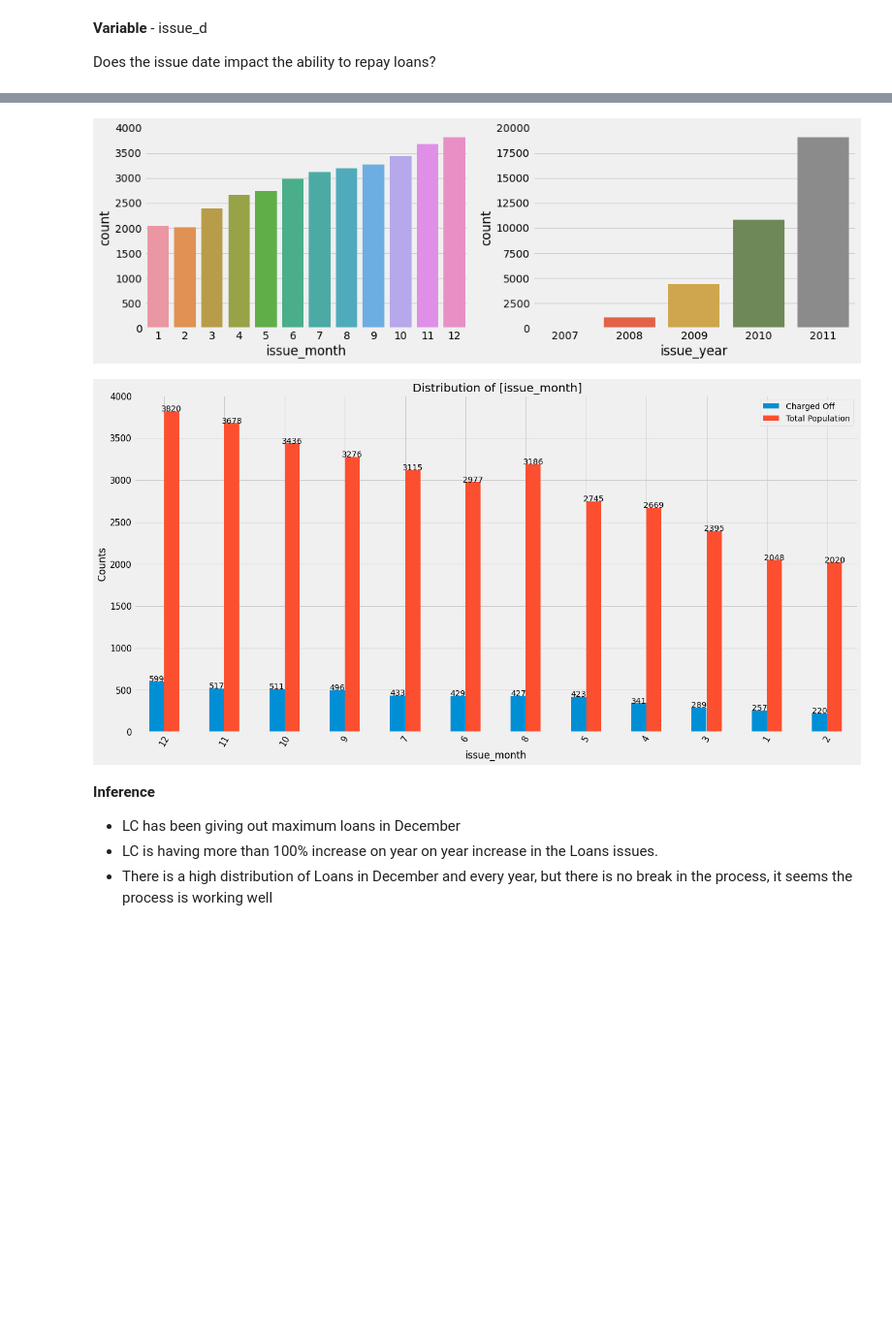
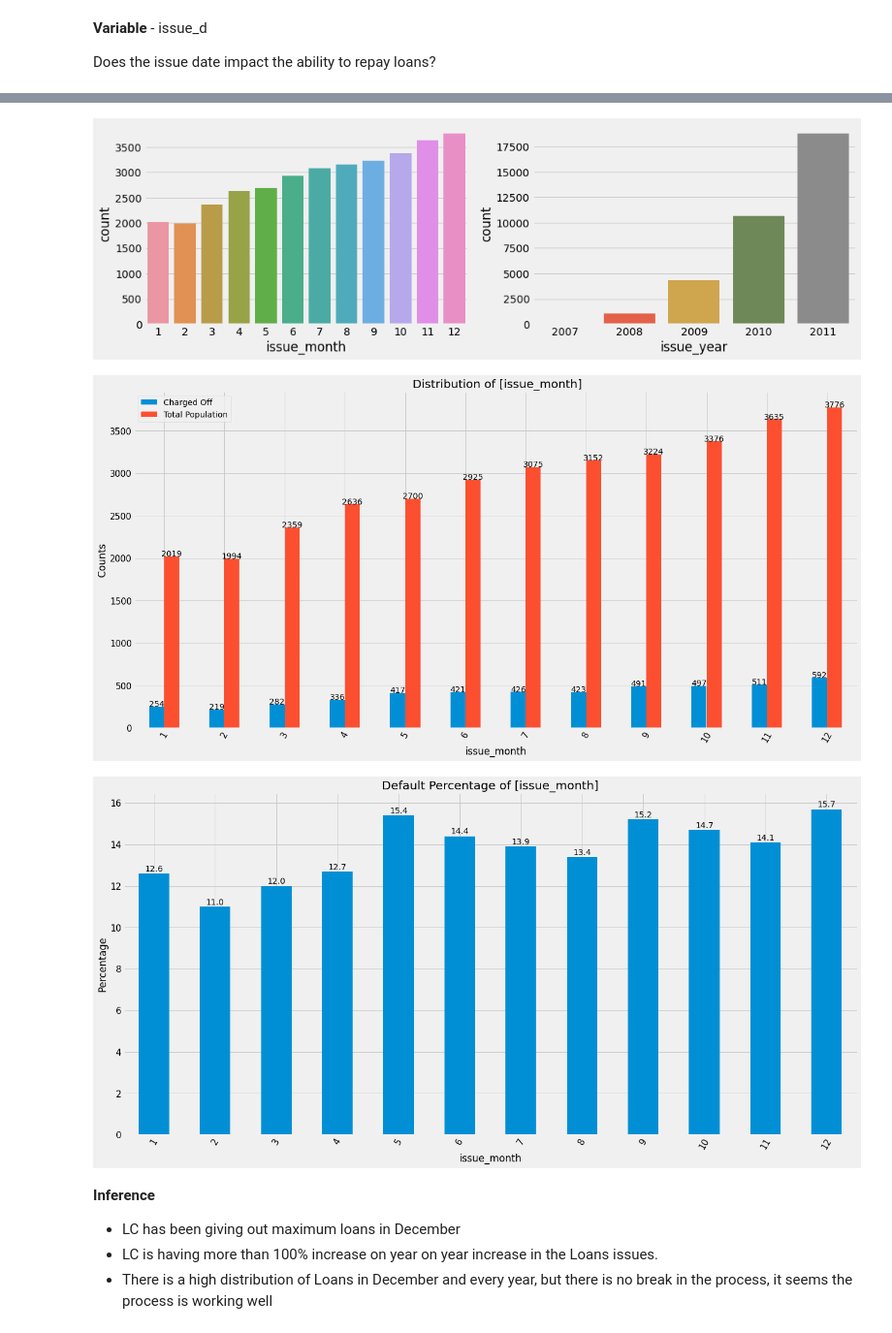
Before and after one commit to rramchan12/Lending-Club-EDA-CaseStudy, a Jupyter notebook: Lending_Club_EDA_Analysis.ipynb, the cells around one changed output, grey strips where cells are left out. Shown at 97% size. Saved outputs shown, nothing was run; the diff lists cells and outputs as text; code cells hidden in the pictures; blank space fills up the shorter version.

Commit message:
Added more variables analysis to the notebook and made changes to the PPT

```diff
--- a/Lending_Club_EDA_Analysis.ipynb
+++ b/Lending_Club_EDA_Analysis.ipynb
@@ -731,0 +786,3 @@ Looks like LC is assessing risk correctly and charging riskier loans higher
+# %%
+loan_analysis_df= loan_analysis_df[loan_df.annual_inc <= loan_analysis_df["annual_inc"].quantile(.985)]
+cf= cf[loan_df.annual_inc <= cf["annual_inc"].quantile(.985)]
@@ -731,0 +799,3 @@ Looks like LC is assessing risk correctly and charging riskier loans higher
+# %%
+loan_analysis_df['annual_inc_range'] = pd.cut(loan_analysis_df.annual_inc,bins=[0, 20000, 40000, 60000, 80000, 100000, 200000],labels= ['< 20k', '20k - 40k', '40k - 60k', '60k - 80k', '80k - 1L','> 1L'])
+cf['annual_inc_range'] = pd.cut(cf.annual_inc,bins=[0, 20000, 40000, 60000, 80000, 100000, 200000],labels= ['< 20k', '20k - 40k', '40k - 60k', '60k - 80k', '80k - 1L','> 1L'])
@@ -851,0 +963,7 @@ This looks bit counter intuitive. We will explore this further in Bi Variate Ana
+# %%
+loan_analysis_df.last_pymnt_d = pd.to_datetime(loan_analysis_df.last_pymnt_d, format='%b-%y')
+loan_analysis_df['last_paymnt_month'] = loan_analysis_df.last_pymnt_d.dt.month
+loan_analysis_df['last_paymnt_year'] = loan_analysis_df.last_pymnt_d.dt.year
+cf.last_pymnt_d = pd.to_datetime(cf.last_pymnt_d, format='%b-%y')
+cf['last_paymnt_month'] = cf.last_pymnt_d.dt.month
+cf['last_paymnt_year'] = cf.last_pymnt_d.dt.year
@@ -869,3 +1017,6 @@ Name: dti, dtype: float64
 plotDistribution_against_Category(loan_analysis_df, "dti")
 # %% [output]
 [figure]
+# %%
+loan_analysis_df['dti_range'] = pd.cut(loan_analysis_df.dti,[0,5,10,15,20,25,30], labels=['0-5','5-10','10-15','15-20','20-25','25-30'])
+cf['dti_range'] = pd.cut(cf.dti,[0,5,10,15,20,25,30], labels=['0-5','5-10','10-15','15-20','20-25','25-30'])
@@ -916,16 +1088,18 @@ Index(['addr_state', 'annual_inc', 'collection_recovery_fee', 'delinq_2yrs',
 # %%
 plt.figure(figsize=(15,10))
 
 plt.subplot(2,2,1)
 sns.countplot(data=loan_analysis_df, x='issue_month', )
 
 plt.subplot(2,2,2)
 sns.countplot(data=loan_analysis_df, x='issue_year', )
 
 plot_dualbar(loan_analysis_df, 'issue_month')
+plot_chargedoff_percent(loan_analysis_df, categorize_by = 'issue_month')
 # %% [output]
-[figure, old version]
+[figure, new version]
-[figure, old version]
+[figure, new version]
+[figure, added]
 # %% [markdown]
 **Inference**
 
```
Also changed, not shown: parts of 77 cells of this notebook, 1 other file.
